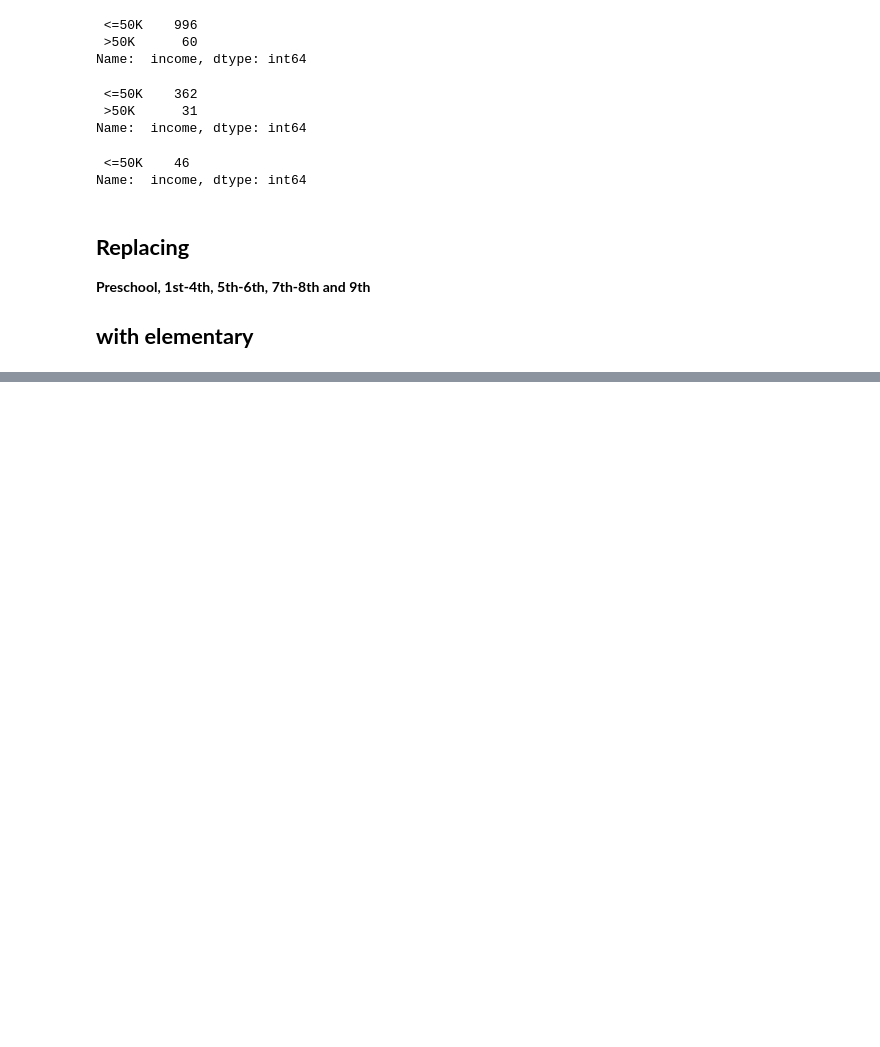
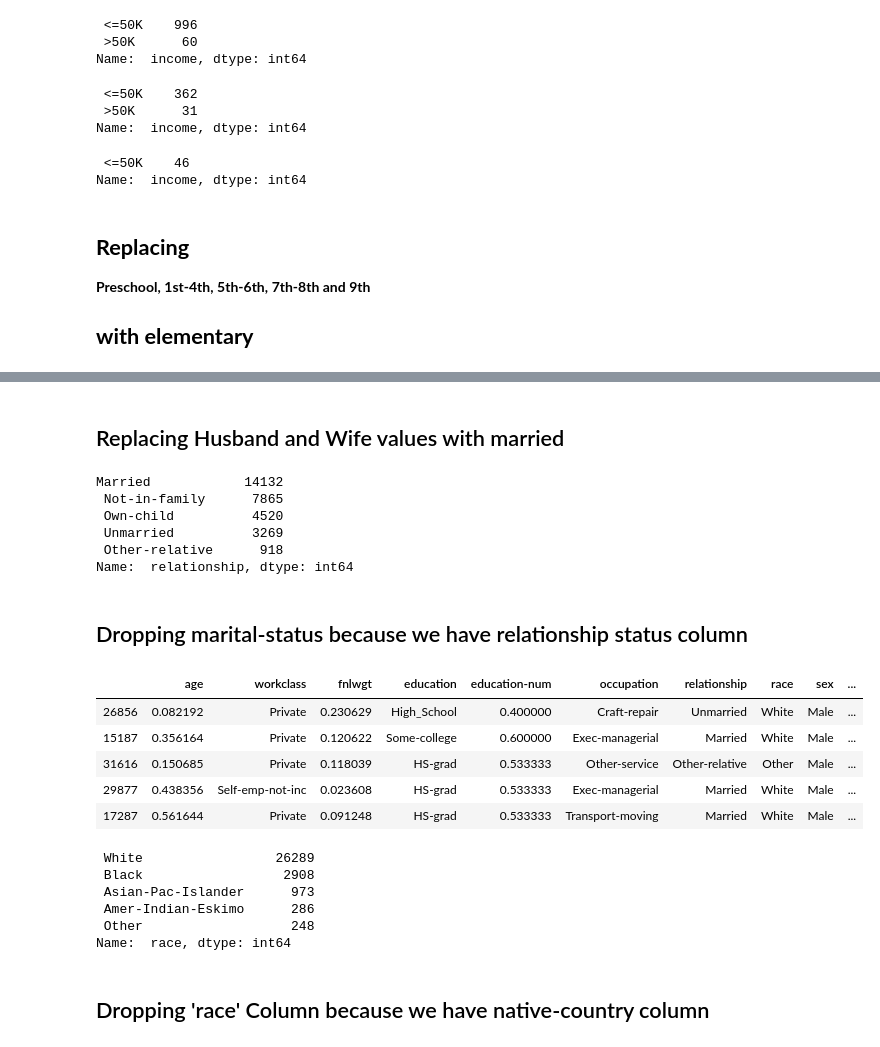
Before and after one commit to NaNdalal-dev/income-classification, a Jupyter notebook: Income-classification.ipynb, the cells around one changed output, grey strips where cells are left out. Cells and saved outputs as stored; diff of their text form; code cells hidden in the pictures; blank space fills up the shorter version.

```diff
--- a/Income-classification.ipynb
+++ b/Income-classification.ipynb
@@ -237,0 +366,14 @@ for col in elemen_cols:
+# %%
+def get_country_count_less_than_100():
+    countries = []
+    country_count = df[' native-country'].value_counts() < 100
+    for key,value in country_count.items():
+        if value:
+            countries.append(key)
+    return countries
+# %%
+countries = get_country_count_less_than_100()
+
+df[' native-country'].replace(countries, ['Others' for i in range(len(countries))],inplace=True)
+# %%
+df[' native-country'].replace(' ?', 'Others', inplace=True)
@@ -237,0 +412,36 @@ for col in elemen_cols:
+# %% [markdown]
+## Replacing Husband and Wife values with married
+# %%
+df[' relationship'].replace([' Husband',' Wife'],['Married','Married'], inplace=True)
+# %%
+df[' relationship'].value_counts()
+# %% [output]
+Married            14132
+ Not-in-family      7865
+ Own-child          4520
+ Unmarried          3269
+ Other-relative      918
+Name:  relationship, dtype: int64
+# %% [markdown]
+## Dropping marital-status because we have relationship status column
+# %%
+df.drop(' marital-status',axis=1, inplace=True)
+df.sample(5)
+# %% [output]
+|  | age | workclass | fnlwgt | education | education-num | occupation | relationship | race | sex | ... |
+| 26856 | 0.082192 | Private | 0.230629 | High_School | 0.400000 | Craft-repair | Unmarried | White | Male | ... |
+| 15187 | 0.356164 | Private | 0.120622 | Some-college | 0.600000 | Exec-managerial | Married | White | Male | ... |
+| 31616 | 0.150685 | Private | 0.118039 | HS-grad | 0.533333 | Other-service | Other-relative | Other | Male | ... |
+| 29877 | 0.438356 | Self-emp-not-inc | 0.023608 | HS-grad | 0.533333 | Exec-managerial | Married | White | Male | ... |
+| 17287 | 0.561644 | Private | 0.091248 | HS-grad | 0.533333 | Transport-moving | Married | White | Male | ... |
+# %%
+df[' race'].value_counts()
+# %% [output]
+ White                 26289
+ Black                  2908
+ Asian-Pac-Islander      973
+ Amer-Indian-Eskimo      286
+ Other                   248
+Name:  race, dtype: int64
+# %% [markdown]
+## Dropping 'race' Column because we have native-country column
```
Also changed, not shown: parts of 33 cells of this notebook.
